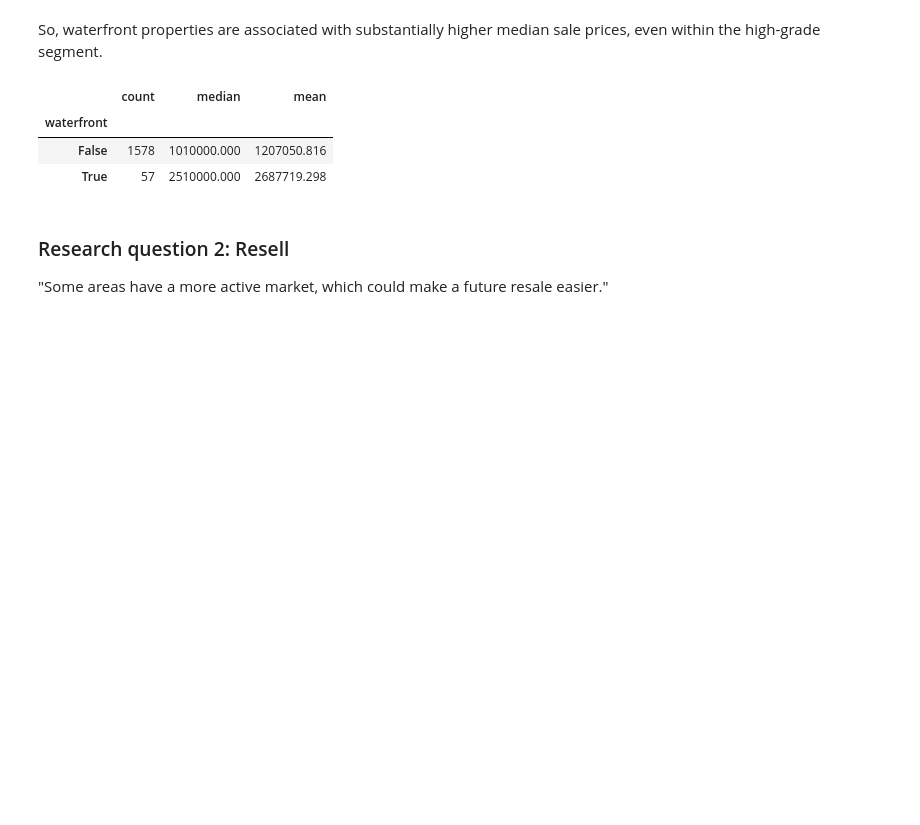
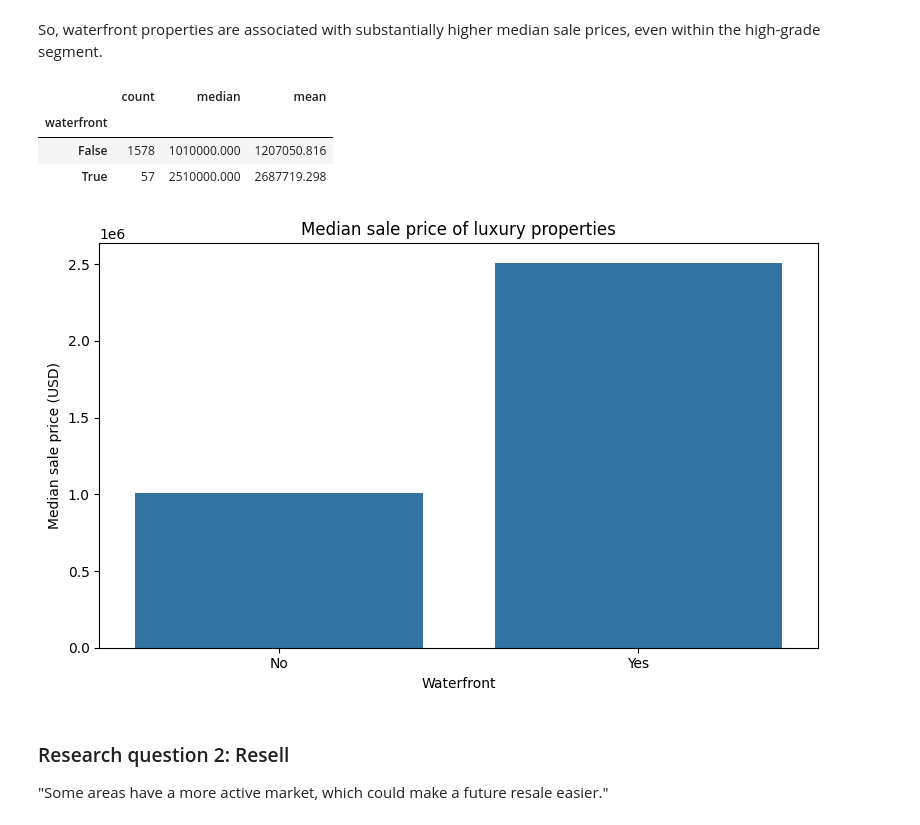
Before and after one commit to leopardb/ds-eda-project, a Jupyter notebook: 04_eda.ipynb, the cells around one changed output. Saved outputs shown, nothing was run; the diff lists cells and outputs as text; code cells hidden in the pictures; blank space fills up the shorter version.

```diff
--- a/04_eda.ipynb
+++ b/04_eda.ipynb
@@ -394,6 +394,30 @@ df[df["grade"] >= 10].groupby("waterfront")["price"].agg(
 | waterfront |  |  |  |
 | False | 1578 | 1010000.000 | 1207050.816 |
 | True | 57 | 2510000.000 | 2687719.298 |
+# %%
+import seaborn as sns
+
+luxury = df[df["grade"] >= 10]
+
+plt.figure(figsize=(8, 5))
+
+sns.barplot(
+    data=luxury,
+    x="waterfront",
+    y="price",
+    estimator="median",
+    errorbar=None
+)
+
+plt.title("Median sale price of luxury properties")
+plt.xlabel("Waterfront")
+plt.ylabel("Median sale price (USD)")
+plt.xticks([0, 1], ["No", "Yes"])
+
+plt.tight_layout()
+plt.show()
+# %% [output]
+[figure, added]
 # %% [markdown]
 ### Research question 2: Resell
 
```
Also changed, not shown: parts of 16 cells of this notebook.
